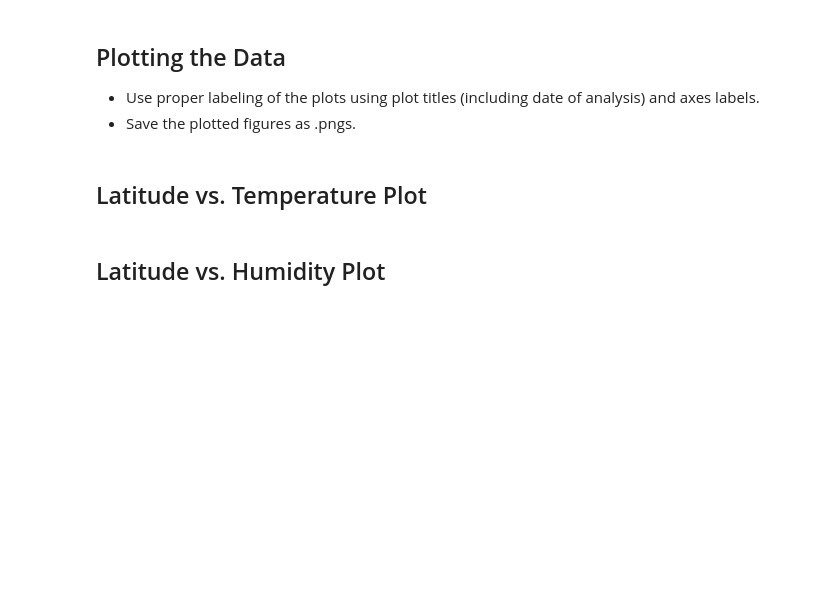
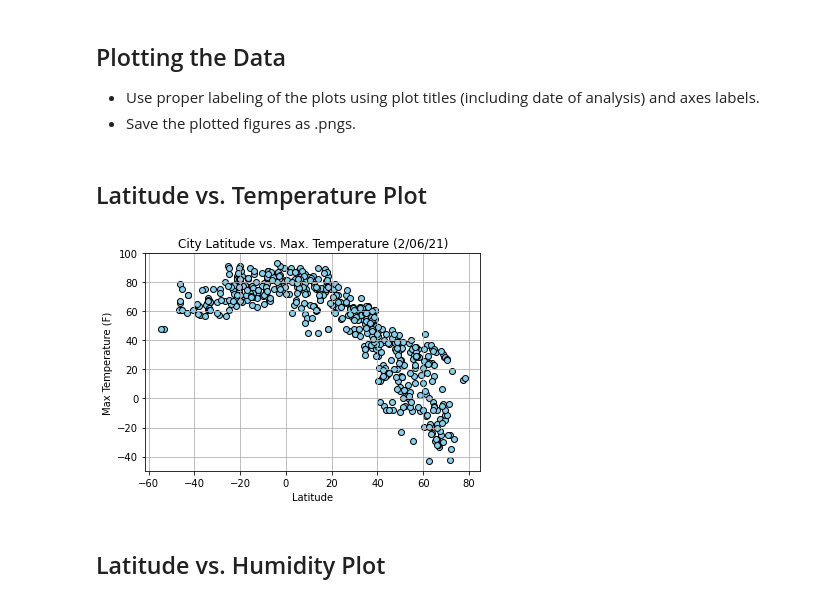
Before and after one commit to szig97/python-api-challenge, a Jupyter notebook: WeatherPy/WeatherPy.ipynb, the cells around one changed output. Cells and saved outputs as stored; diff of their text form; code cells hidden in the pictures; blank space fills up the shorter version.

Commit message:
adding latitude vs tempeture plot code

```diff
--- a/WeatherPy/WeatherPy.ipynb
+++ b/WeatherPy/WeatherPy.ipynb
@@ -169,6 +170,15 @@ Name: Humidity, dtype: float64
 * Save the plotted figures as .pngs.
 # %% [markdown]
 ## Latitude vs. Temperature Plot
+# %%
+plt.scatter(weather_df["Latitude"], weather_df["Max Temp."], edgecolors="black", facecolors="skyblue")
+plt.title("City Latitude vs. Max. Temperature (2/06/21)")
+plt.xlabel("Latitude")
+plt.ylabel("Max Temperature (F)")
+plt.grid()
+plt.savefig("Figures/latitude_tempeture_plot.png")
+# %% [output]
+[figure, added]
 # %% [markdown]
 ## Latitude vs. Humidity Plot
 # %% [markdown]
```
Also changed, not shown: parts of 1 cell of this notebook, 1 other file.
